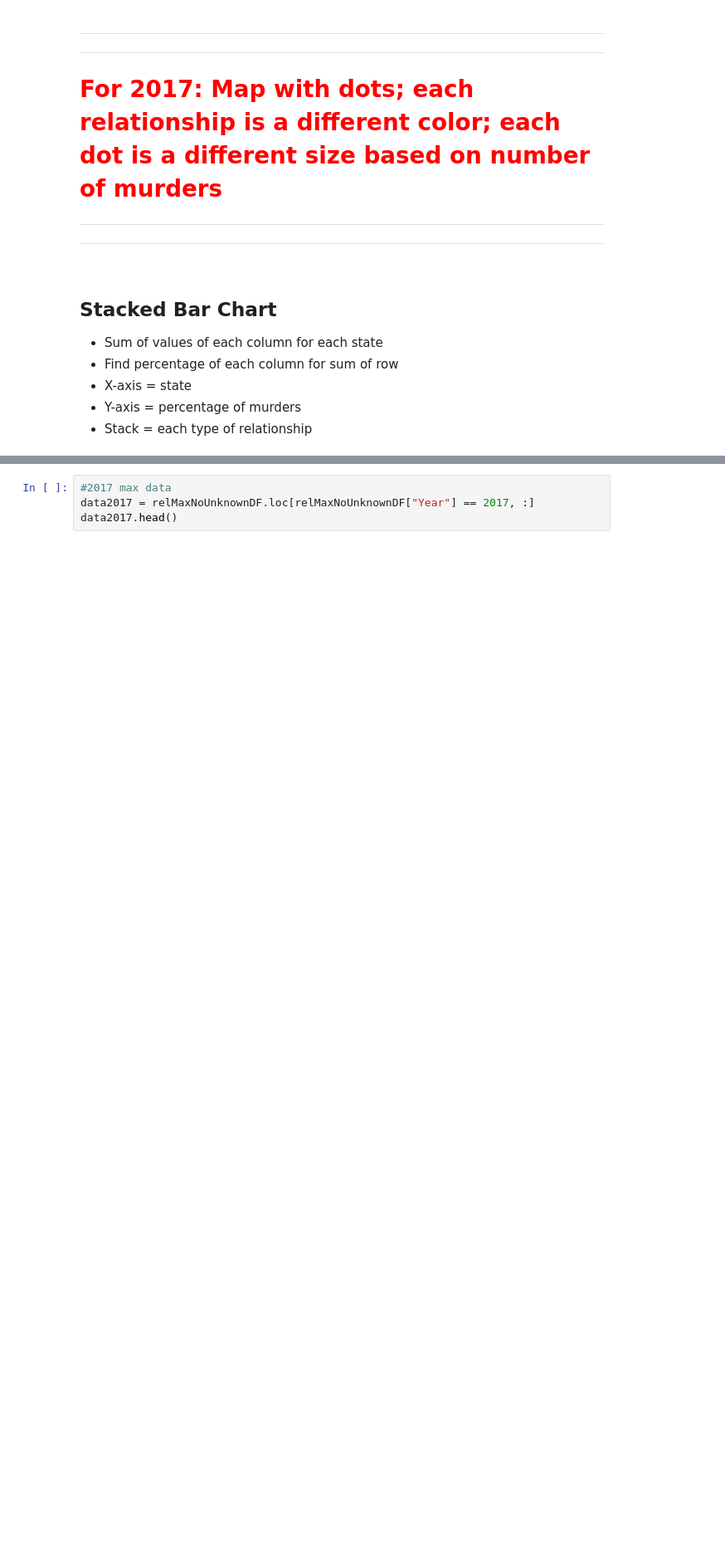
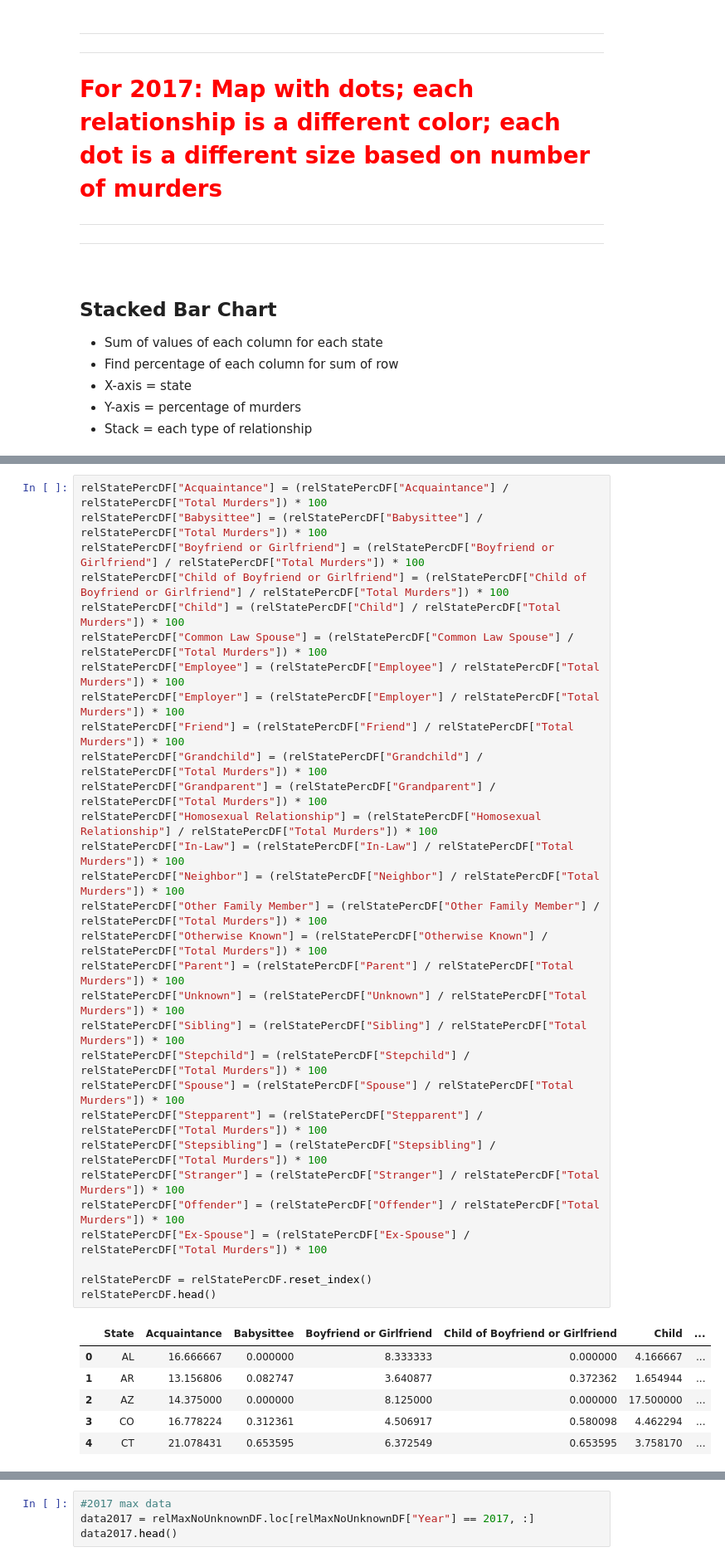
Before and after one commit to stace2775/07-Group_Project_1, a Jupyter notebook: Relationships.ipynb, the cells around one changed output, grey strips where cells are left out. Shown: that part at 83% size. Drawn from its saved outputs; the diff is of its cells as text; blank space fills up the shorter version.

```diff
--- a/Relationships.ipynb
+++ b/Relationships.ipynb
@@ -371,0 +365,37 @@ grouprelDFState
+# %%
+relStatePercDF["Acquaintance"] = (relStatePercDF["Acquaintance"] / relStatePercDF["Total Murders"]) * 100
+relStatePercDF["Babysittee"] = (relStatePercDF["Babysittee"] / relStatePercDF["Total Murders"]) * 100
+relStatePercDF["Boyfriend or Girlfriend"] = (relStatePercDF["Boyfriend or Girlfriend"] / relStatePercDF["Total Murders"]) * 100
+relStatePercDF["Child of Boyfriend or Girlfriend"] = (relStatePercDF["Child of Boyfriend or Girlfriend"] / relStatePercDF["Total Murders"]) * 100
+relStatePercDF["Child"] = (relStatePercDF["Child"] / relStatePercDF["Total Murders"]) * 100
+relStatePercDF["Common Law Spouse"] = (relStatePercDF["Common Law Spouse"] / relStatePercDF["Total Murders"]) * 100
+relStatePercDF["Employee"] = (relStatePercDF["Employee"] / relStatePercDF["Total Murders"]) * 100
+relStatePercDF["Employer"] = (relStatePercDF["Employer"] / relStatePercDF["Total Murders"]) * 100
+relStatePercDF["Friend"] = (relStatePercDF["Friend"] / relStatePercDF["Total Murders"]) * 100
+relStatePercDF["Grandchild"] = (relStatePercDF["Grandchild"] / relStatePercDF["Total Murders"]) * 100
+relStatePercDF["Grandparent"] = (relStatePercDF["Grandparent"] / relStatePercDF["Total Murders"]) * 100
+relStatePercDF["Homosexual Relationship"] = (relStatePercDF["Homosexual Relationship"] / relStatePercDF["Total Murders"]) * 100
+relStatePercDF["In-Law"] = (relStatePercDF["In-Law"] / relStatePercDF["Total Murders"]) * 100
+relStatePercDF["Neighbor"] = (relStatePercDF["Neighbor"] / relStatePercDF["Total Murders"]) * 100
+relStatePercDF["Other Family Member"] = (relStatePercDF["Other Family Member"] / relStatePercDF["Total Murders"]) * 100
+relStatePercDF["Otherwise Known"] = (relStatePercDF["Otherwise Known"] / relStatePercDF["Total Murders"]) * 100
+relStatePercDF["Parent"] = (relStatePercDF["Parent"] / relStatePercDF["Total Murders"]) * 100
+relStatePercDF["Unknown"] = (relStatePercDF["Unknown"] / relStatePercDF["Total Murders"]) * 100
+relStatePercDF["Sibling"] = (relStatePercDF["Sibling"] / relStatePercDF["Total Murders"]) * 100
+relStatePercDF["Stepchild"] = (relStatePercDF["Stepchild"] / relStatePercDF["Total Murders"]) * 100
+relStatePercDF["Spouse"] = (relStatePercDF["Spouse"] / relStatePercDF["Total Murders"]) * 100
+relStatePercDF["Stepparent"] = (relStatePercDF["Stepparent"] / relStatePercDF["Total Murders"]) * 100
+relStatePercDF["Stepsibling"] = (relStatePercDF["Stepsibling"] / relStatePercDF["Total Murders"]) * 100
+relStatePercDF["Stranger"] = (relStatePercDF["Stranger"] / relStatePercDF["Total Murders"]) * 100
+relStatePercDF["Offender"] = (relStatePercDF["Offender"] / relStatePercDF["Total Murders"]) * 100
+relStatePercDF["Ex-Spouse"] = (relStatePercDF["Ex-Spouse"] / relStatePercDF["Total Murders"]) * 100
+
+relStatePercDF = relStatePercDF.reset_index()
+relStatePercDF.head()
+# %% [output]
+|  | State | Acquaintance | Babysittee | Boyfriend or Girlfriend | Child of Boyfriend or Girlfriend | Child | ... |
+| 0 | AL | 16.666667 | 0.000000 | 8.333333 | 0.000000 | 4.166667 | ... |
+| 1 | AR | 13.156806 | 0.082747 | 3.640877 | 0.372362 | 1.654944 | ... |
+| 2 | AZ | 14.375000 | 0.000000 | 8.125000 | 0.000000 | 17.500000 | ... |
+| 3 | CO | 16.778224 | 0.312361 | 4.506917 | 0.580098 | 4.462294 | ... |
+| 4 | CT | 21.078431 | 0.653595 | 6.372549 | 0.653595 | 3.758170 | ... |
```
Also changed, not shown: parts of 6 cells of this notebook.
